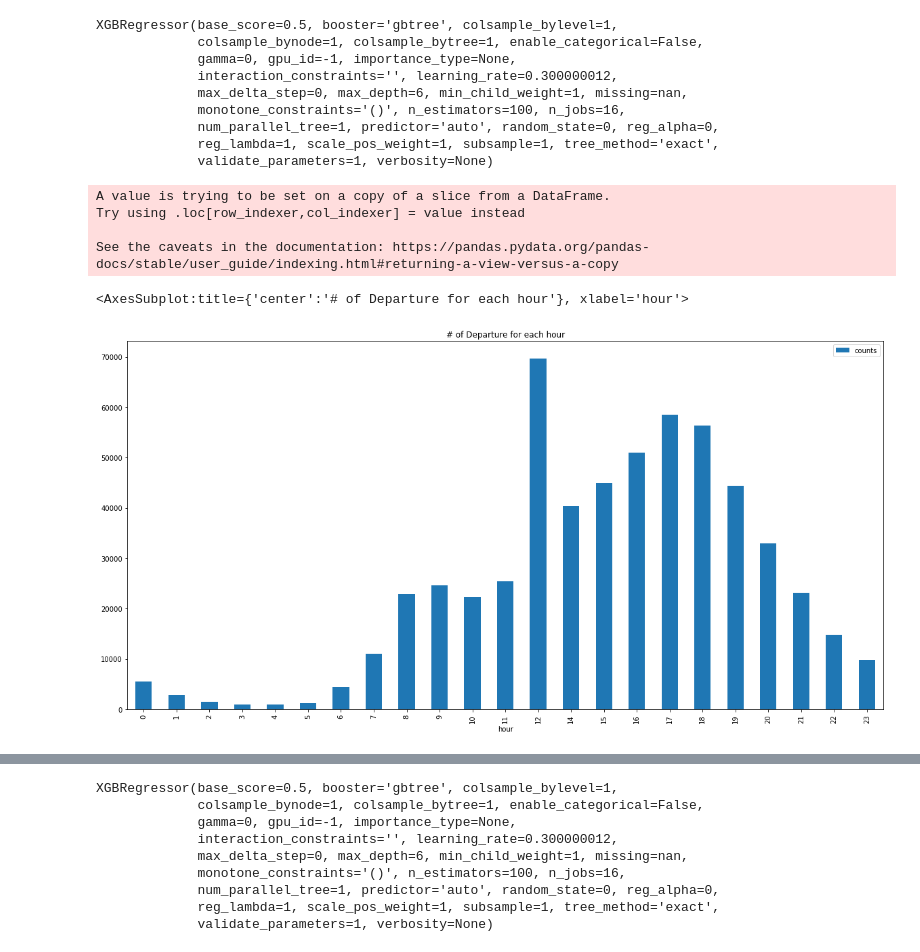
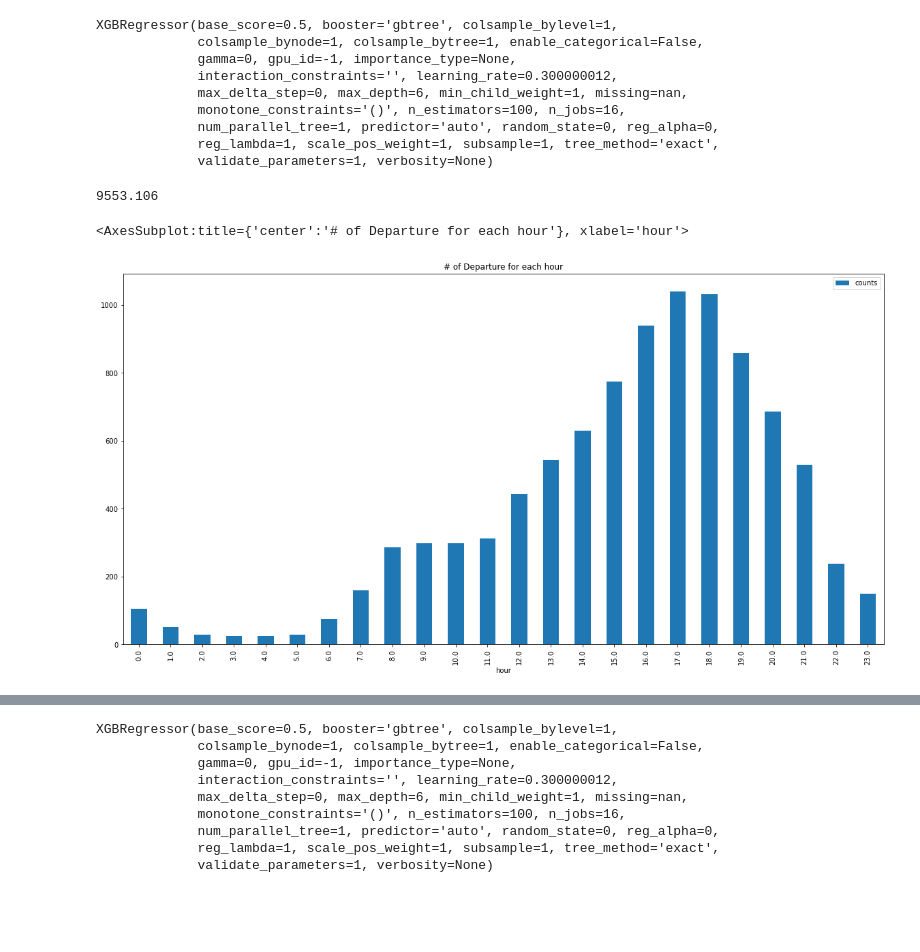
Before and after one commit to jefwang9/733_Final_Project, a Jupyter notebook: src/model.ipynb, the cells around one changed output, grey strips where cells are left out. Cells and saved outputs as stored; diff of their text form; code cells hidden in the pictures; blank space fills up the shorter version.

```diff
--- a/src/model.ipynb
+++ b/src/model.ipynb
@@ -36 +71,23 @@ Index(['Unnamed: 0', 'Departure', 'Return', 'Bike', 'Departure station',
+# %%
+import json
+for s in stations.iterrows():
+    lat, long = s[1][0], s[1][1]
+    stations.loc[s[0], "is_park"] = 0
+    for p in parks.iterrows():
+        coor = p[1][1]
+        [p_lat_str, p_long_str] = p[1][1][1:-1].split(", ")
+        p_lat, p_long = float(p_lat_str[1:-1]), float(p_long_str[1:-1])
+        distance = haversine(lat, long, p_lat, p_long)
+        if distance < 0.5:
+            stations.loc[s[0], "is_park"] = 1
+            break
+    stations.loc[s[0], "is_translink"] = 0
+    for t in translink_stops.iterrows():
+        coor = t[1][1]
+        [t_lat_str, t_long_str] = t[1][1][1:-1].split(", ")
+        t_lat, t_long = float(t_lat_str), float(t_long_str)
+        distance = haversine(lat, long, t_lat, t_long)
+        if distance < 0.25:
+            stations.loc[s[0], "is_translink"] = 1
+            break
 # %%
@@ -106,34 +158,38 @@ predict_data_departure = pd.DataFrame(data={
     "day": [],
     "hour": [],
     "Departure lat": [],
-    "Departure long": [],})
+    "Departure long": [],
+    "is_park": [],
+    "is_translink": []})
 for row in stations.iterrows():
-    time = pd.date_range('2022-01-01', periods=8760, freq='H')
+    time = pd.date_range('2022-05-01', periods=168, freq='H')
 
     station_data = pd.DataFrame(data={"time": time})
     station_data["hour"] = station_data["time"].dt.hour / 23
     station_data["day"] = station_data["time"].dt.day / 31
     station_data["month"] = station_data["time"].dt.month / 12
-    station_data["Departure lat"] = (row[1]["Departure lat"] - min_lat) / (max_lat - min_lat)
-    station_data["Departure long"] = (row[1]["Departure long"] - min_long) / (max_long - min_long)
-    station_data["Departure station"] = row[1]["Departure station"]
+    station_data["Departure lat"] = (row[1]["lat"] - min_lat) / (max_lat - min_lat)
+    station_data["Departure long"] = (row[1]["long"] - min_long) / (max_long - min_long)
+    station_data["Departure station"] = row[1]["station"]
+    station_data["is_park"] = row[1]["is_park"]
+    station_data["is_translink"] = row[1]["is_translink"]
     station_data = station_data.drop(columns=["time"])
 
     predict_data_departure = pd.concat([predict_data_departure, station_data])
 
 predict_data_departure["counts"] = model_departure.predict(predict_data_departure[features_departure])
+predict_data_departure["counts"] = predict_data_departure["counts"].clip(lower=0.000001)
+print(predict_data_departure["counts"].sum())
+# %% [output]
+9553.106
 # %%
-hours = predict_data_departure[["hour", "counts"]]
-hours["hour"] = (hours["hour"] * 23).astype(int)
+hours = predict_data_departure.loc[:, ["hour", "counts"]]
+hours["hour"] = (hours["hour"] * 23).round()
 hours = hours.groupby("hour").sum()
 # hours.plot.line(figsize=(20, 10)).set_ylabel("# of bikes");
 hours.plot(kind='bar', figsize=(20, 10), title="# of Departure for each hour")
 # print(hours)
 # %% [output]
-A value is trying to be set on a copy of a slice from a DataFrame.
-Try using .loc[row_indexer,col_indexer] = value instead
-
-See the caveats in the documentation: https://pandas.pydata.org/pandas-docs/stable/user_guide/indexing.html#returning-a-view-versus-a-copy
+<AxesSubplot:title={'center':'# of Departure for each hour'}, xlabel='hour'>
-<AxesSubplot:title={'center':'# of Departure for each hour'}, xlabel='hour'>
-[figure, old version]
+[figure, new version]
 # %%
```
Also changed, not shown: parts of 13 cells of this notebook.
